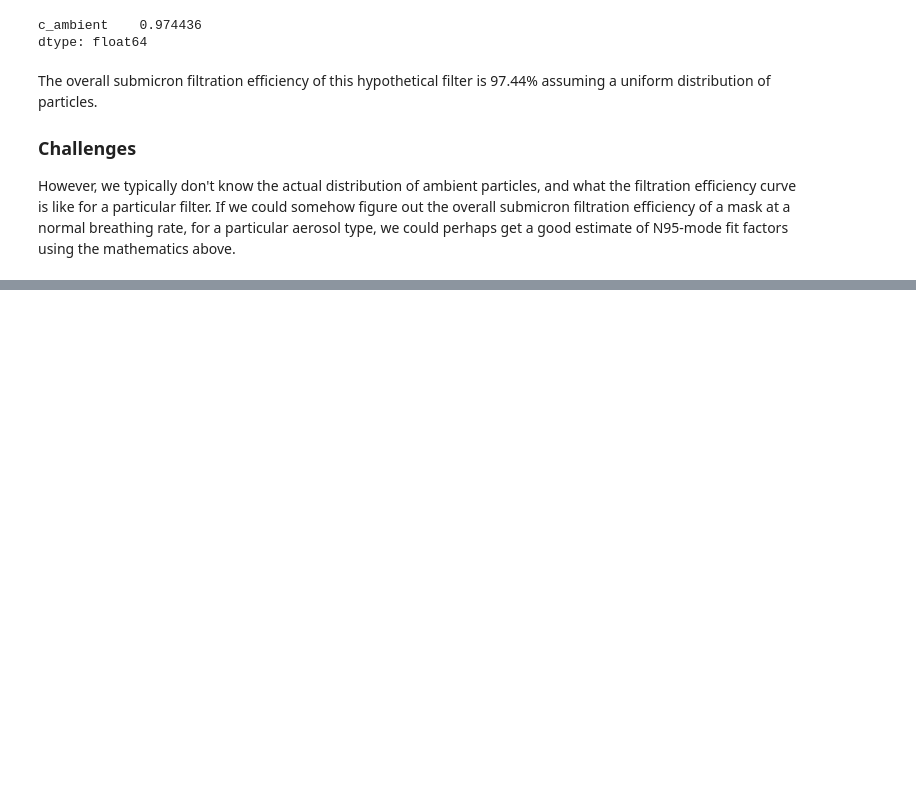
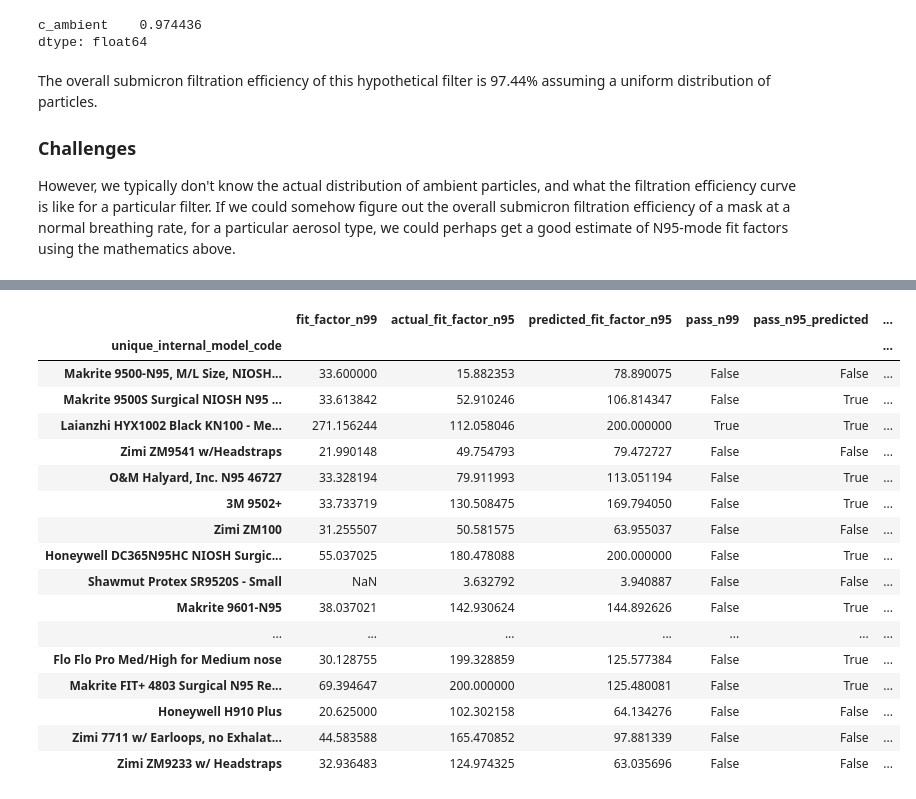
Before and after one commit to Edderic/breathesafe, a Jupyter notebook: python/mask_recommender/notebooks/inferring-n95-mode-fit-factors.ipynb, the cells around one changed output, grey strips where cells are left out. Cells and saved outputs as stored; diff of their text form; code cells hidden in the pictures; blank space fills up the shorter version.

```diff
--- a/python/mask_recommender/notebooks/inferring-n95-mode-fit-factors.ipynb
+++ b/python/mask_recommender/notebooks/inferring-n95-mode-fit-factors.ipynb
@@ -529,0 +732,22 @@ However, we typically don't know the actual distribution of ambient particles, a
+# %%
+overall_ffs_without_talking = add_fit_factor_columns(pd.concat([n95_mode_and_n99_mode_by_exercise_without_talking, not_good_fit_df]))
+overall_ffs_without_talking.sort_values(by='actual_ff_n95 / clipped_predicted_ff_n95')
+# %% [output]
+|  | fit_factor_n99 | actual_fit_factor_n95 | predicted_fit_factor_n95 | pass_n99 | pass_n95_predicted | ... |
+| unique_internal_model_code |  |  |  |  |  | ... |
+| Makrite 9500-N95, M/L Size, NIOSH... | 33.600000 | 15.882353 | 78.890075 | False | False | ... |
+| Makrite 9500S Surgical NIOSH N95 ... | 33.613842 | 52.910246 | 106.814347 | False | True | ... |
+| Laianzhi HYX1002 Black KN100 - Me... | 271.156244 | 112.058046 | 200.000000 | True | True | ... |
+| Zimi ZM9541 w/Headstraps | 21.990148 | 49.754793 | 79.472727 | False | False | ... |
+| O&M Halyard, Inc. N95 46727 | 33.328194 | 79.911993 | 113.051194 | False | True | ... |
+| 3M 9502+ | 33.733719 | 130.508475 | 169.794050 | False | True | ... |
+| Zimi ZM100 | 31.255507 | 50.581575 | 63.955037 | False | False | ... |
+| Honeywell DC365N95HC NIOSH Surgic... | 55.037025 | 180.478088 | 200.000000 | False | True | ... |
+| Shawmut Protex SR9520S - Small | NaN | 3.632792 | 3.940887 | False | False | ... |
+| Makrite 9601-N95 | 38.037021 | 142.930624 | 144.892626 | False | True | ... |
+| ... | ... | ... | ... | ... | ... | ... |
+| Flo Flo Pro Med/High for Medium nose | 30.128755 | 199.328859 | 125.577384 | False | True | ... |
+| Makrite FIT+ 4803 Surgical N95 Re... | 69.394647 | 200.000000 | 125.480081 | False | True | ... |
+| Honeywell H910 Plus | 20.625000 | 102.302158 | 64.134276 | False | False | ... |
+| Zimi 7711 w/ Earloops, no Exhalat... | 44.583588 | 165.470852 | 97.881339 | False | False | ... |
+| Zimi ZM9233 w/ Headstraps | 32.936483 | 124.974325 | 63.035696 | False | False | ... |
```
Also changed, not shown: parts of 25 cells of this notebook, 2 other files.
